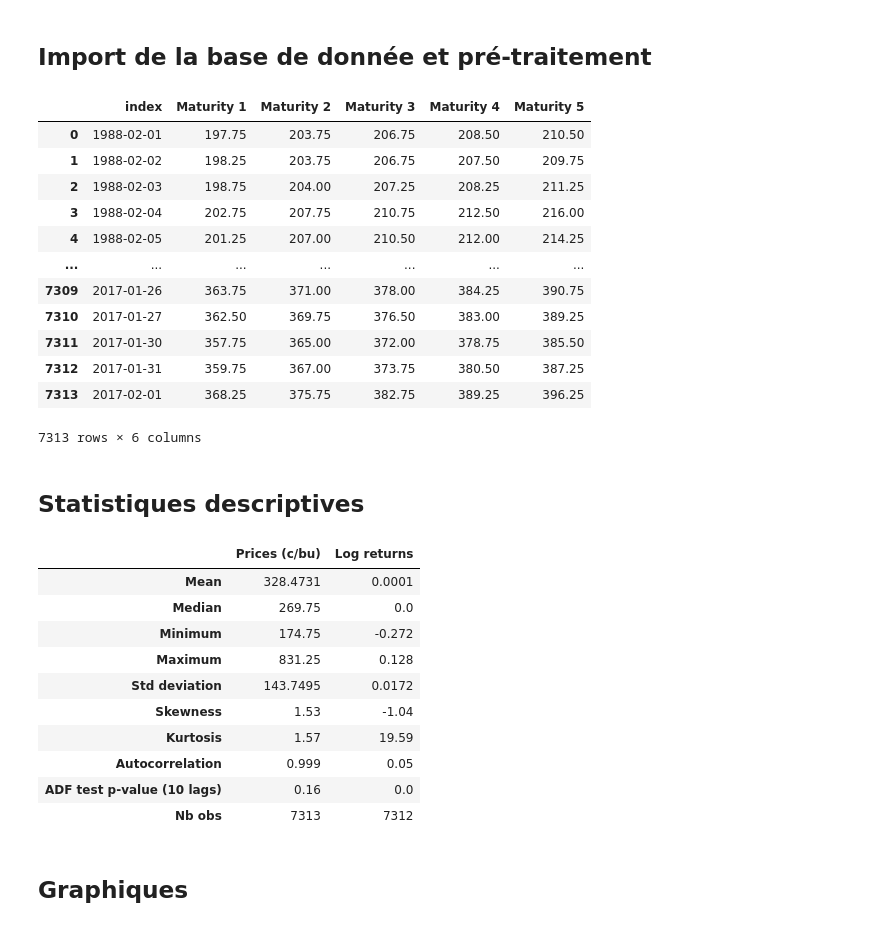
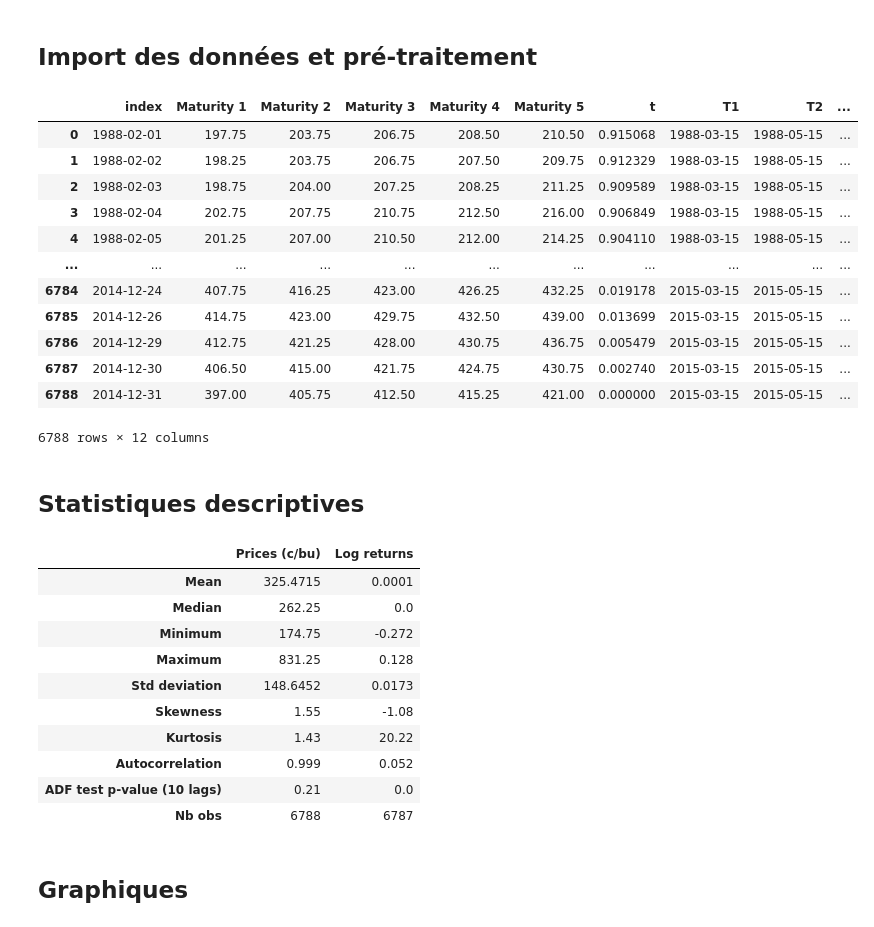
Before and after one commit to NaimLehbiben/Gestion-Quantitative, a Jupyter notebook: notebook.ipynb, the cells around one changed output. Saved outputs shown, nothing was run; the diff lists cells and outputs as text; code cells hidden in the pictures.

```diff
--- a/notebook.ipynb
+++ b/notebook.ipynb
@@ -1,37 +1,40 @@
 # %% [markdown]
-## Import de la base de donnée et pré-traitement
+## Import des données et pré-traitement
 # %%
 import pandas as pd
 from src.utility.descriptive_statistics import descriptive_statistics
 from src.graph.graph import plot_time_series
+from src.utility.date import get_t, get_T
 
 df = pd.read_pickle('src/data/panel_data.pkl')
 df["index"] = pd.to_datetime(df["index"])
 
-# Filtrage des dates spécifiques (outliers)
+
 outlier_dates = [pd.Timestamp('2001-09-11')]
 df = df[~df['index'].isin(outlier_dates)]
 
-df = df[(df['index'] >= '1988-02-01') & (df['index'] <= '2017-02-01')]
+df = df[(df['index'] >= '1988-02-01') & (df['index'] <= '2015-01-01')]
 
 
 for col in df.columns[1:]:
     df[col] = pd.to_numeric(df[col], errors='coerce')
+df['t'] = df['index'].apply(get_t)
+df[['T1', 'T2', 'T3', 'T4', 'T5']] = df['index'].apply(lambda x: pd.Series(get_T(x)))
 df
 # %% [output]
-|  | index | Maturity 1 | Maturity 2 | Maturity 3 | Maturity 4 | Maturity 5 |
-| 0 | 1988-02-01 | 197.75 | 203.75 | 206.75 | 208.50 | 210.50 |
-| 1 | 1988-02-02 | 198.25 | 203.75 | 206.75 | 207.50 | 209.75 |
-| 2 | 1988-02-03 | 198.75 | 204.00 | 207.25 | 208.25 | 211.25 |
-| 3 | 1988-02-04 | 202.75 | 207.75 | 210.75 | 212.50 | 216.00 |
-| 4 | 1988-02-05 | 201.25 | 207.00 | 210.50 | 212.00 | 214.25 |
-| ... | ... | ... | ... | ... | ... | ... |
-| 7309 | 2017-01-26 | 363.75 | 371.00 | 378.00 | 384.25 | 390.75 |
-| 7310 | 2017-01-27 | 362.50 | 369.75 | 376.50 | 383.00 | 389.25 |
-| 7311 | 2017-01-30 | 357.75 | 365.00 | 372.00 | 378.75 | 385.50 |
-| 7312 | 2017-01-31 | 359.75 | 367.00 | 373.75 | 380.50 | 387.25 |
-| 7313 | 2017-02-01 | 368.25 | 375.75 | 382.75 | 389.25 | 396.25 |
+|  | index | Maturity 1 | Maturity 2 | Maturity 3 | Maturity 4 | Maturity 5 | t | T1 | T2 | ... |
+| 0 | 1988-02-01 | 197.75 | 203.75 | 206.75 | 208.50 | 210.50 | 0.915068 | 1988-03-15 | 1988-05-15 | ... |
+| 1 | 1988-02-02 | 198.25 | 203.75 | 206.75 | 207.50 | 209.75 | 0.912329 | 1988-03-15 | 1988-05-15 | ... |
+| 2 | 1988-02-03 | 198.75 | 204.00 | 207.25 | 208.25 | 211.25 | 0.909589 | 1988-03-15 | 1988-05-15 | ... |
+| 3 | 1988-02-04 | 202.75 | 207.75 | 210.75 | 212.50 | 216.00 | 0.906849 | 1988-03-15 | 1988-05-15 | ... |
+| 4 | 1988-02-05 | 201.25 | 207.00 | 210.50 | 212.00 | 214.25 | 0.904110 | 1988-03-15 | 1988-05-15 | ... |
+| ... | ... | ... | ... | ... | ... | ... | ... | ... | ... | ... |
+| 6784 | 2014-12-24 | 407.75 | 416.25 | 423.00 | 426.25 | 432.25 | 0.019178 | 2015-03-15 | 2015-05-15 | ... |
+| 6785 | 2014-12-26 | 414.75 | 423.00 | 429.75 | 432.50 | 439.00 | 0.013699 | 2015-03-15 | 2015-05-15 | ... |
+| 6786 | 2014-12-29 | 412.75 | 421.25 | 428.00 | 430.75 | 436.75 | 0.005479 | 2015-03-15 | 2015-05-15 | ... |
+| 6787 | 2014-12-30 | 406.50 | 415.00 | 421.75 | 424.75 | 430.75 | 0.002740 | 2015-03-15 | 2015-05-15 | ... |
+| 6788 | 2014-12-31 | 397.00 | 405.75 | 412.50 | 415.25 | 421.00 | 0.000000 | 2015-03-15 | 2015-05-15 | ... |
-7313 rows × 6 columns
+6788 rows × 12 columns
 # %% [markdown]
 ## Statistiques descriptives
 # %%
@@ -49,15 +52,15 @@ for key in stats_keys:
 df_combined_stats
 # %% [output]
 |  | Prices (c/bu) | Log returns |
-| Mean | 328.4731 | 0.0001 |
-| Median | 269.75 | 0.0 |
+| Mean | 325.4715 | 0.0001 |
+| Median | 262.25 | 0.0 |
 | Minimum | 174.75 | -0.272 |
 | Maximum | 831.25 | 0.128 |
-| Std deviation | 143.7495 | 0.0172 |
-| Skewness | 1.53 | -1.04 |
-| Kurtosis | 1.57 | 19.59 |
-| Autocorrelation | 0.999 | 0.05 |
-| ADF test p-value (10 lags) | 0.16 | 0.0 |
-| Nb obs | 7313 | 7312 |
+| Std deviation | 148.6452 | 0.0173 |
+| Skewness | 1.55 | -1.08 |
+| Kurtosis | 1.43 | 20.22 |
+| Autocorrelation | 0.999 | 0.052 |
+| ADF test p-value (10 lags) | 0.21 | 0.0 |
+| Nb obs | 6788 | 6787 |
 # %% [markdown]
 ## Graphiques
```
Also changed, not shown: parts of 7 cells of this notebook, 5 other files.
